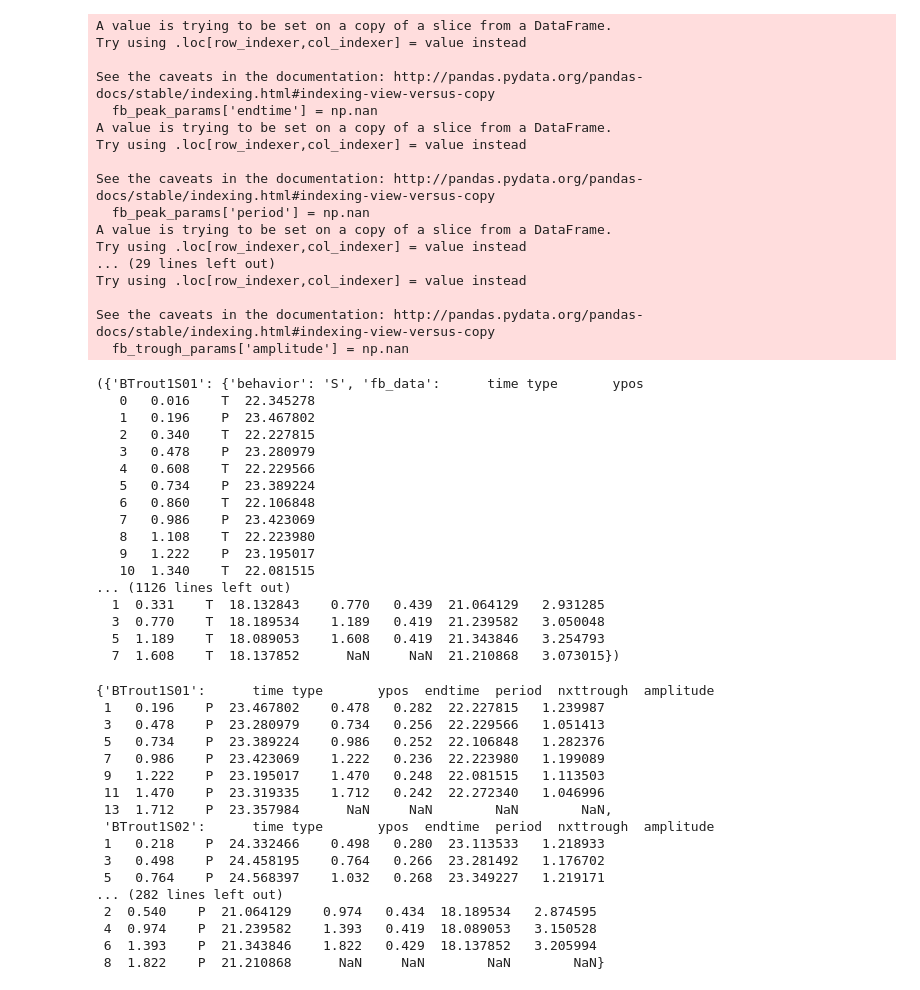
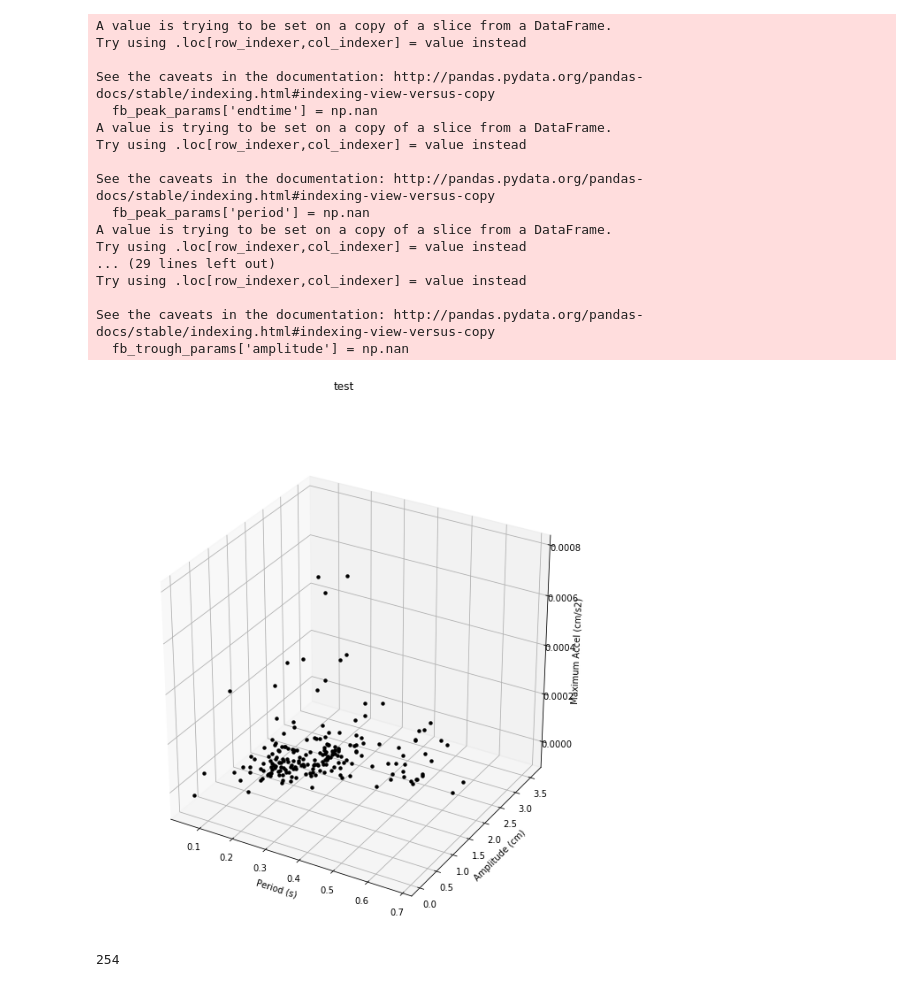
Before and after one commit to kfeilich/FishTrackProcessing, a Jupyter notebook: AccelerationCodeTesting.ipynb, the cells around one changed output. Saved outputs shown, nothing was run; the diff lists cells and outputs as text; code cells hidden in the pictures.

```diff
--- a/AccelerationCodeTesting.ipynb
+++ b/AccelerationCodeTesting.ipynb
@@ -45,43 +45,3 @@ Try using .loc[row_indexer,col_indexer] = value instead
 
 See the caveats in the documentation: http://pandas.pydata.org/pandas-docs/stable/indexing.html#indexing-view-versus-copy
   fb_trough_params['amplitude'] = np.nan
-# %%
-finbeats
-# %% [output]
-({'BTrout1S01': {'behavior': 'S', 'fb_data':      time type       ypos
-   0   0.016    T  22.345278
-   1   0.196    P  23.467802
-   2   0.340    T  22.227815
-   3   0.478    P  23.280979
-   4   0.608    T  22.229566
-   5   0.734    P  23.389224
-   6   0.860    T  22.106848
-   7   0.986    P  23.423069
-   8   1.108    T  22.223980
-   9   1.222    P  23.195017
-   10  1.340    T  22.081515
-... (1126 lines left out)
-  1  0.331    T  18.132843    0.770   0.439  21.064129   2.931285
-  3  0.770    T  18.189534    1.189   0.419  21.239582   3.050048
-  5  1.189    T  18.089053    1.608   0.419  21.343846   3.254793
-  7  1.608    T  18.137852      NaN     NaN  21.210868   3.073015})
-# %%
-finbeat_byP
-# %% [output]
-{'BTrout1S01':      time type       ypos  endtime  period  nxttrough  amplitude
- 1   0.196    P  23.467802    0.478   0.282  22.227815   1.239987
- 3   0.478    P  23.280979    0.734   0.256  22.229566   1.051413
- 5   0.734    P  23.389224    0.986   0.252  22.106848   1.282376
- 7   0.986    P  23.423069    1.222   0.236  22.223980   1.199089
- 9   1.222    P  23.195017    1.470   0.248  22.081515   1.113503
- 11  1.470    P  23.319335    1.712   0.242  22.272340   1.046996
- 13  1.712    P  23.357984      NaN     NaN        NaN        NaN,
- 'BTrout1S02':      time type       ypos  endtime  period  nxttrough  amplitude
- 1   0.218    P  24.332466    0.498   0.280  23.113533   1.218933
- 3   0.498    P  24.458195    0.764   0.266  23.281492   1.176702
- 5   0.764    P  24.568397    1.032   0.268  23.349227   1.219171
-... (282 lines left out)
- 2  0.540    P  21.064129    0.974   0.434  18.189534   2.874595
- 4  0.974    P  21.239582    1.393   0.419  18.089053   3.150528
- 6  1.393    P  21.343846    1.822   0.429  18.137852   3.205994
- 8  1.822    P  21.210868      NaN     NaN        NaN        NaN}
@@ -141,0 +119,5 @@ print(fb_trough_params)
+# %%
+plot_analysis("test",tracklist.keys(), finbeat_byP)
+# %% [output]
+[figure, added]
+254
```
Also changed, not shown: parts of 3 cells of this notebook, 3 other files.
